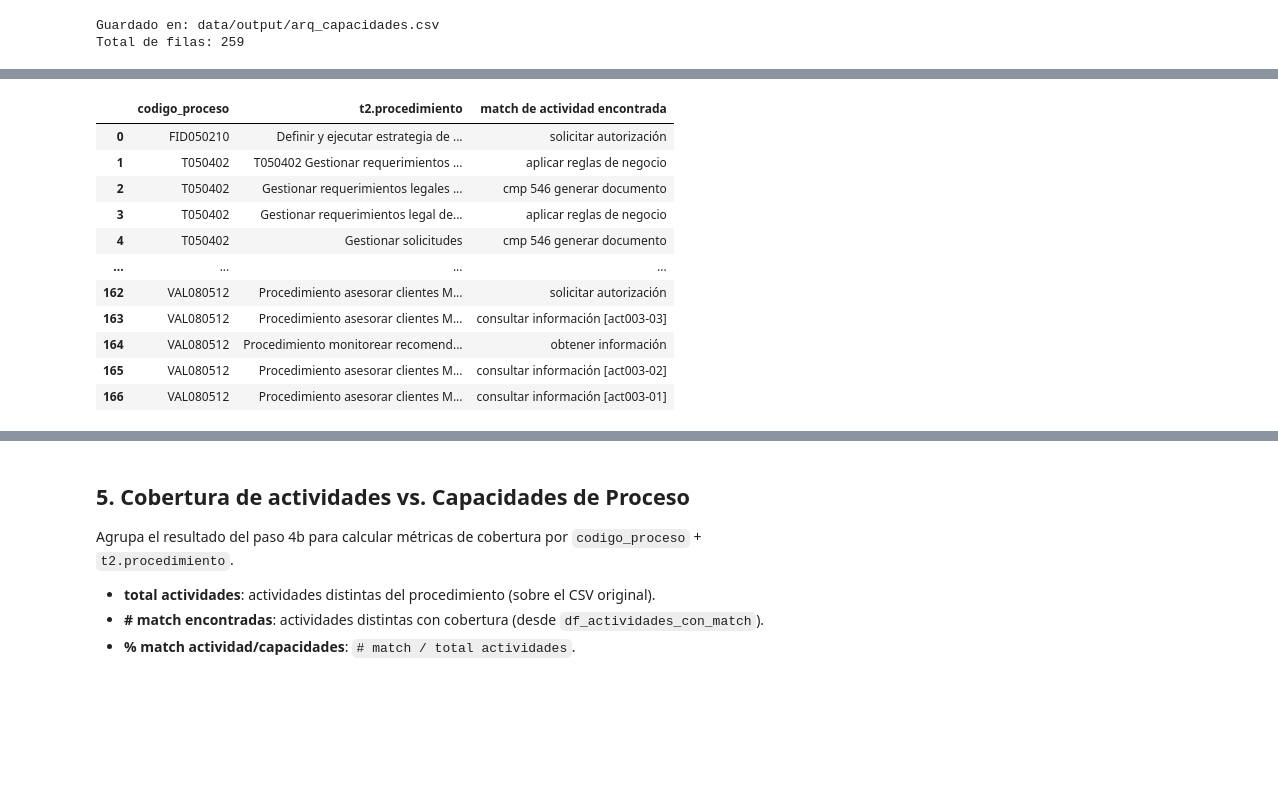
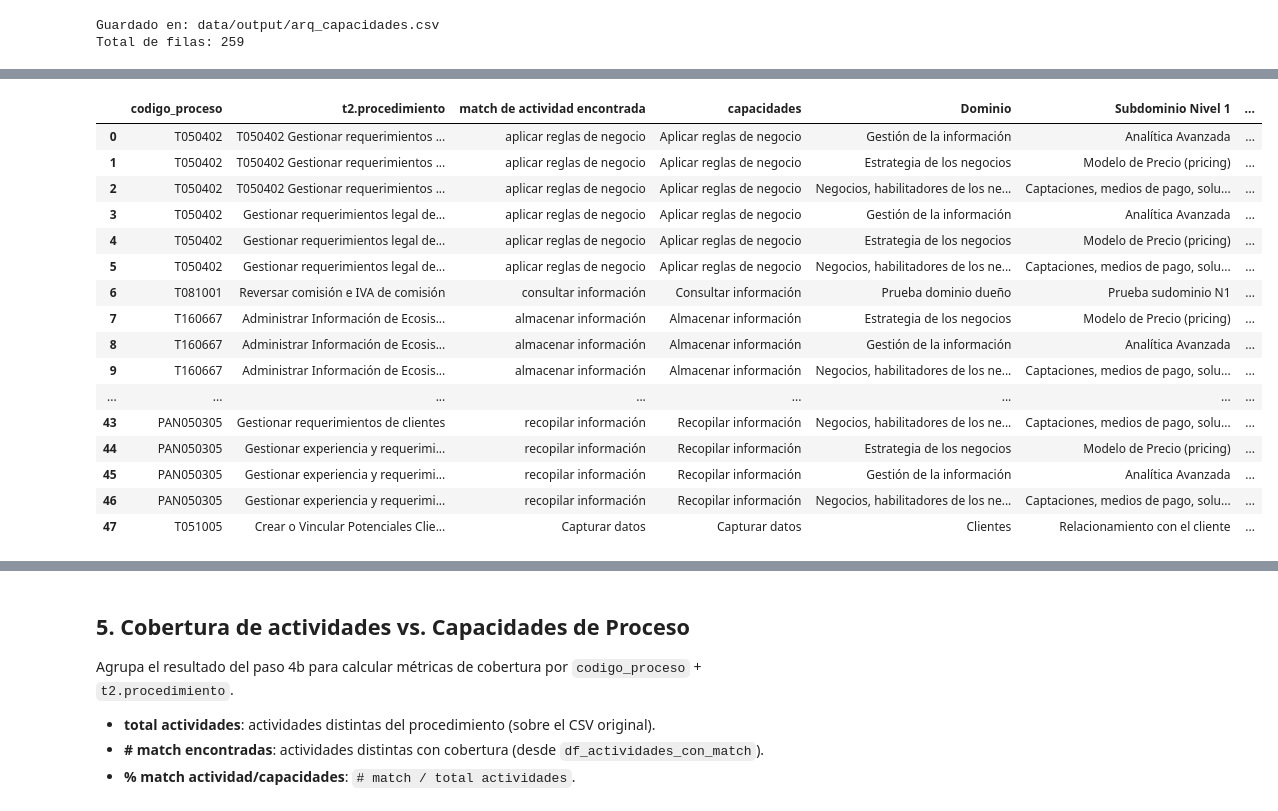
Before and after one commit to lmmolina1/ejercicio_banco, a Jupyter notebook: validador_proc_arquetipos.ipynb, the cells around one changed output, grey strips where cells are left out. Saved outputs shown, nothing was run; the diff lists cells and outputs as text; code cells hidden in the pictures; blank space fills up the shorter version.

```diff
--- a/validador_proc_arquetipos.ipynb
+++ b/validador_proc_arquetipos.ipynb
@@ -244,5 +247,10 @@ Antes de agregar métricas, se identifica exactamente qué actividades de cada p
 # %%
 import pandas as pd, sys, os, importlib
+
+# ── Toggle de matching ────────────────────────────────────────────────────────
+# False (default): solo match exacto (actividad == capacidad)
+# True           : exacto + contenida (actividad ⊂ capacidad)
+MATCH_CONTENIDA = False
 
 # ── Guard: reconstruye df_arq_capacidades si la celda 4 no fue ejecutada ─────
 if 'df_arq_capacidades' not in vars():
@@ -265,7 +273,8 @@ if 'df_arq_capacidades' not in vars():
     _names = [n for n in _df_proc[_name_col].unique() if n != 'N/A']
     _cap = pd.read_csv('data/mapa_capacidades.csv', dtype=str, encoding='utf-8-sig')
     _cap_clean = (
-        _cap[['Capacidad de Procesos (Nivel 3)', 'Arquetipos Relacionado']]
+        _cap[['Capacidad de Procesos (Nivel 3)', 'Dominio', 'Subdominio Nivel 1',
+              'Subdominio Nivel 2', 'Arquetipos Relacionado']]
         .dropna(subset=['Arquetipos Relacionado', 'Capacidad de Procesos (Nivel 3)'])
         .assign(**{'Arquetipos Relacionado': lambda x: x['Arquetipos Relacionado'].str.strip()})
     )
@@ -277,7 +286,7 @@ if 'df_arq_capacidades' not in vars():
     df_arq_capacidades = (
         pd.concat(_frags, ignore_index=True)
         .rename(columns={'Capacidad de Procesos (Nivel 3)': 'capacidades'})
-        [['capacidades']]
+        [['Nombre Arquetipo', 'capacidades', 'Dominio', 'Subdominio Nivel 1', 'Subdominio Nivel 2']]
         .drop_duplicates().reset_index(drop=True)
     )
     print("(df_arq_capacidades reconstruido desde archivos fuente)")
@@ -299,26 +308,63 @@ df_unique_act = (
     .reset_index(drop=True)
 )
 
-# ── 3. Filtrar solo las actividades con match ─────────────────────────────────
+# ── 3. Filtrar actividades con match ─────────────────────────────────────────
 def _tiene_match(actividad):
     act = _norm(actividad)
     if not act:
         return False
-    return any(act == cap or act in cap or cap in act for cap in caps_norm)
+    if MATCH_CONTENIDA:
+        return any(act == cap or act in cap for cap in caps_norm)
+    return any(act == cap for cap in caps_norm)
 
-df_actividades_con_match = (
+print(f"Modo matching: {'exacto + contenida (act ⊂ cap)' if MATCH_CONTENIDA else 'solo exacto'}")
+
+df_con_match = (
     df_unique_act[df_unique_act['t2.actividad'].apply(_tiene_match)]
     .rename(columns={'t2.actividad': 'match de actividad encontrada'})
     .reset_index(drop=True)
 )
 
-# ── 4. Persistir ──────────────────────────────────────────────────────────────
+# ── 4. Enriquecer con capacidades, Dominio y Subdominios del paso 4 ───────────
+df_cap_join = (
+    df_arq_capacidades[['capacidades', 'Dominio', 'Subdominio Nivel 1', 'Subdominio Nivel 2']]
+    .drop_duplicates()
+    .assign(_cap_norm=lambda x: x['capacidades'].apply(_norm))
+)
+
+frags_class = []
+for act_val in df_con_match['match de actividad encontrada'].unique():
+    act_n = _norm(act_val)
+    if MATCH_CONTENIDA:
+        mask = df_cap_join['_cap_norm'].apply(lambda c: act_n == c or act_n in c)
+    else:
+        mask = df_cap_join['_cap_norm'].apply(lambda c: act_n == c)
+    matched = df_cap_join[mask].copy()
+    if not matched.empty:
+        matched['match de actividad encontrada'] = act_val
+        frags_class.append(matched)
+
+df_clasificacion = (
+    pd.concat(frags_class, ignore_index=True)
+    .drop(columns=['_cap_norm'])
+    .drop_duplicates()
+)
+
+df_actividades_con_match = (
+    df_con_match
+    .merge(df_clasificacion, on='match de actividad encontrada', how='left')
+    .drop_duplicates()
+    .reset_index(drop=True)
+)
+
+# ── 5. Persistir ──────────────────────────────────────────────────────────────
 os.makedirs('data/output', exist_ok=True)
 output_path = 'data/output/actividades_con_match.csv'
 df_actividades_con_match.to_csv(output_path, index=False, encoding='utf-8')
 
-print(f"Actividades únicas con match:        {len(df_actividades_con_match)}")
+print(f"Actividades únicas con match:        {df_actividades_con_match['match de actividad encontrada'].nunique()}")
 print(f"Procesos con al menos un match:      {df_actividades_con_match['codigo_proceso'].nunique()}")
+print(f"Filas en el DataFrame enriquecido:   {len(df_actividades_con_match)}")
 print(f"Guardado en: {output_path}")
 df_actividades_con_match
 # %% [output]
@@ -327,13 +375,18 @@ Procesos con al menos un match:      57
 Guardado en: data/output/actividades_con_match.csv
-|  | codigo_proceso | t2.procedimiento | match de actividad encontrada |
-| 0 | FID050210 | Definir y ejecutar estrategia de ... | solicitar autorización |
-| 1 | T050402 | T050402 Gestionar requerimientos ... | aplicar reglas de negocio |
-| 2 | T050402 | Gestionar requerimientos legales ... | cmp 546 generar documento |
-| 3 | T050402 | Gestionar requerimientos legal de... | aplicar reglas de negocio |
-| 4 | T050402 | Gestionar solicitudes | cmp 546 generar documento |
-| ... | ... | ... | ... |
-| 162 | VAL080512 | Procedimiento asesorar clientes M... | solicitar autorización |
-| 163 | VAL080512 | Procedimiento asesorar clientes M... | consultar información [act003-03] |
-| 164 | VAL080512 | Procedimiento monitorear recomend... | obtener información |
-| 165 | VAL080512 | Procedimiento asesorar clientes M... | consultar información [act003-02] |
-| 166 | VAL080512 | Procedimiento asesorar clientes M... | consultar información [act003-01] |
+|  | codigo_proceso | t2.procedimiento | match de actividad encontrada | capacidades | Dominio | Subdominio Nivel 1 | ... |
+| 0 | T050402 | T050402 Gestionar requerimientos ... | aplicar reglas de negocio | Aplicar reglas de negocio | Gestión de la información | Analítica Avanzada | ... |
+| 1 | T050402 | T050402 Gestionar requerimientos ... | aplicar reglas de negocio | Aplicar reglas de negocio | Estrategia de los negocios | Modelo de Precio (pricing) | ... |
+| 2 | T050402 | T050402 Gestionar requerimientos ... | aplicar reglas de negocio | Aplicar reglas de negocio | Negocios, habilitadores de los ne... | Captaciones, medios de pago, solu... | ... |
+| 3 | T050402 | Gestionar requerimientos legal de... | aplicar reglas de negocio | Aplicar reglas de negocio | Gestión de la información | Analítica Avanzada | ... |
+| 4 | T050402 | Gestionar requerimientos legal de... | aplicar reglas de negocio | Aplicar reglas de negocio | Estrategia de los negocios | Modelo de Precio (pricing) | ... |
+| 5 | T050402 | Gestionar requerimientos legal de... | aplicar reglas de negocio | Aplicar reglas de negocio | Negocios, habilitadores de los ne... | Captaciones, medios de pago, solu... | ... |
+| 6 | T081001 | Reversar comisión e IVA de comisión | consultar información | Consultar información | Prueba dominio dueño | Prueba sudominio N1 | ... |
+| 7 | T160667 | Administrar Información de Ecosis... | almacenar información | Almacenar información | Estrategia de los negocios | Modelo de Precio (pricing) | ... |
+| 8 | T160667 | Administrar Información de Ecosis... | almacenar información | Almacenar información | Gestión de la información | Analítica Avanzada | ... |
+| 9 | T160667 | Administrar Información de Ecosis... | almacenar información | Almacenar información | Negocios, habilitadores de los ne... | Captaciones, medios de pago, solu... | ... |
+| ... | ... | ... | ... | ... | ... | ... | ... |
+| 43 | PAN050305 | Gestionar requerimientos de clientes | recopilar información | Recopilar información | Negocios, habilitadores de los ne... | Captaciones, medios de pago, solu... | ... |
+| 44 | PAN050305 | Gestionar experiencia y requerimi... | recopilar información | Recopilar información | Estrategia de los negocios | Modelo de Precio (pricing) | ... |
+| 45 | PAN050305 | Gestionar experiencia y requerimi... | recopilar información | Recopilar información | Gestión de la información | Analítica Avanzada | ... |
+| 46 | PAN050305 | Gestionar experiencia y requerimi... | recopilar información | Recopilar información | Negocios, habilitadores de los ne... | Captaciones, medios de pago, solu... | ... |
+| 47 | T051005 | Crear o Vincular Potenciales Clie... | Capturar datos | Capturar datos | Clientes | Relacionamiento con el cliente | ... |
```
Also changed, not shown: parts of 13 cells of this notebook, 6 other files.
